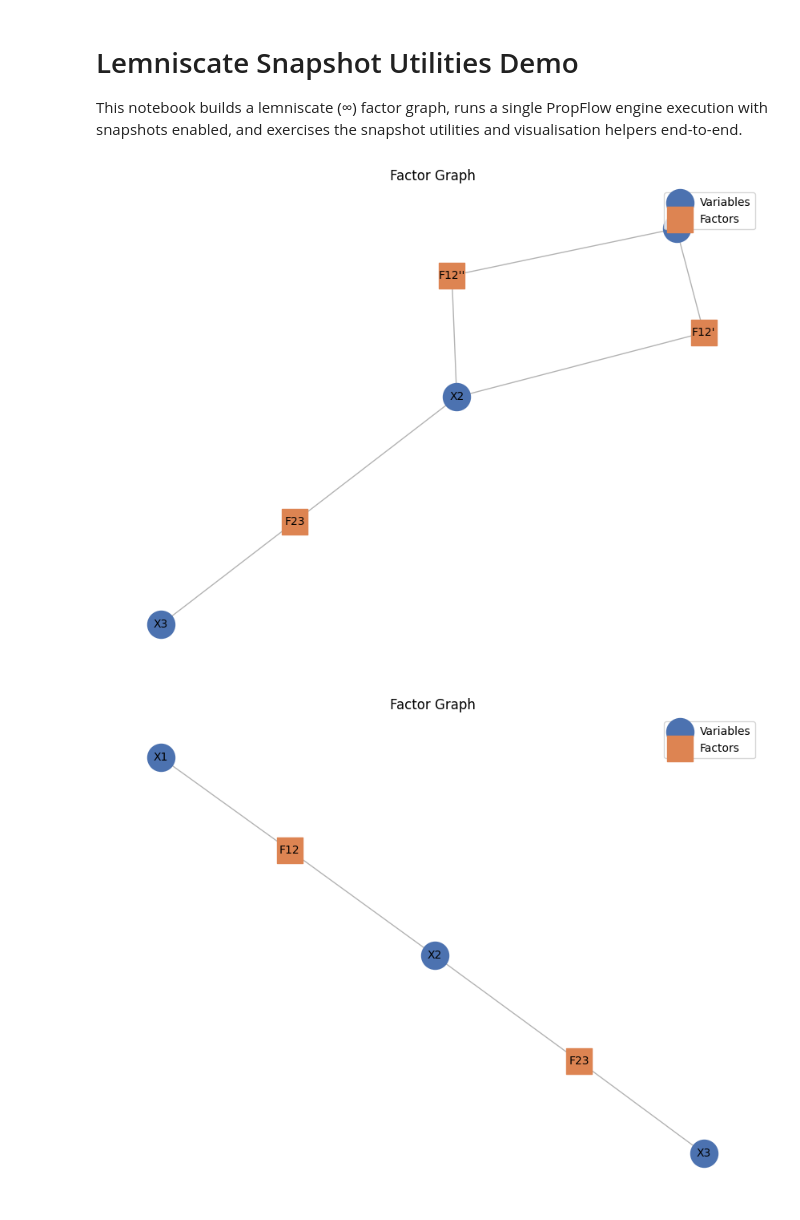
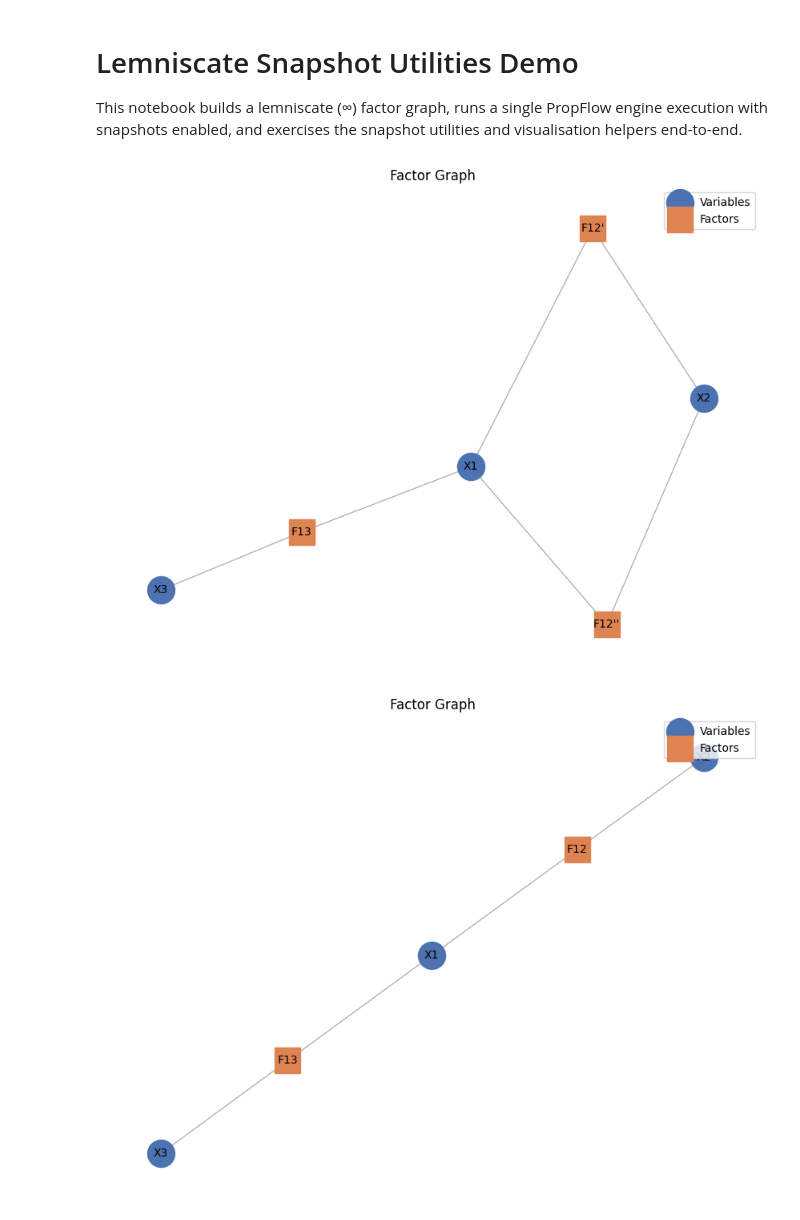
Before and after one commit to OrMullerHahitti/Belief-Propagation-Simulator, a Jupyter notebook: notebooks/split_test.ipynb, the cells around one changed output. Cells and saved outputs as stored; diff of their text form; code cells hidden in the pictures.

```diff
--- a/notebooks/split_test.ipynb
+++ b/notebooks/split_test.ipynb
@@ -25,42 +23,42 @@ from propflow.utils.fg_utils import FGBuilder
 # %%
 np.random.seed(7)
 
 RUN_DIR = Path("results/notebooks/lemniscate_all_utils")
 RUN_DIR.mkdir(parents=True, exist_ok=True)
-from propflow import FactorAgent,VariableAgent
-from propflow.core.components import CostTable
-from propflow.policies import split_specific_factors
+from propflow import FactorAgent,VariableAgent  # noqa: E402
+from propflow.core.components import CostTable  # noqa: E402
+from propflow.policies import split_specific_factors  # noqa: E402
 
-C12 : CostTable = np.array([[0,1]
-                            ,[6,4]]).T
-C23 : CostTable = np.array([[5,1],
-                            [5,0]]).T
+C12 : CostTable = np.array([[8,20]
+                            ,[32,16]])
+C23 : CostTable = np.array([[9,9],
+                            [9,0]]).T
 f12 = FactorAgent.create_from_cost_table("F12", cost_table=C12)
-f23 = FactorAgent.create_from_cost_table("F23", cost_table=C23)
+f13 = FactorAgent.create_from_cost_table("F13", cost_table=C23)
 X1 = VariableAgent("X1", domain=2)
 X2 = VariableAgent("X2", domain=2)
 X3 = VariableAgent("X3", domain=2)
 
 
 chain = FGBuilder.build_from_edges(
     variables=[X1, X2, X3],
-    factors=[f12, f23],
-    edges={f12: [X1, X2], f23: [X2, X3]},)
+    factors=[f12, f13],
+    edges={f12: [X1, X2], f13: [X1, X3]},)
 graph_split = FGBuilder.build_from_edges(
     variables=[X1, X2, X3],
-    factors=[f12, f23],
-    edges={f12: [X1, X2], f23: [X2, X3]},
+    factors=[f12, f13],
+    edges={f12: [X1, X2], f13: [X1, X3]},
 )
 split_specific_factors(graph_split, [f12])
 
 engine_split = BPEngine(
     factor_graph=graph_split,
     use_bct_history=True,
 )
 engine_chain = BPEngine(chain)
 graph_split.visualize(pretty=True)
 chain.visualize(pretty=True)
 # %% [output]
-[figure, old version]
+[figure, new version]
-[figure, old version]
+[figure, new version]
 # %%
```
Also changed, not shown: parts of 8 cells of this notebook, 7 other files.
